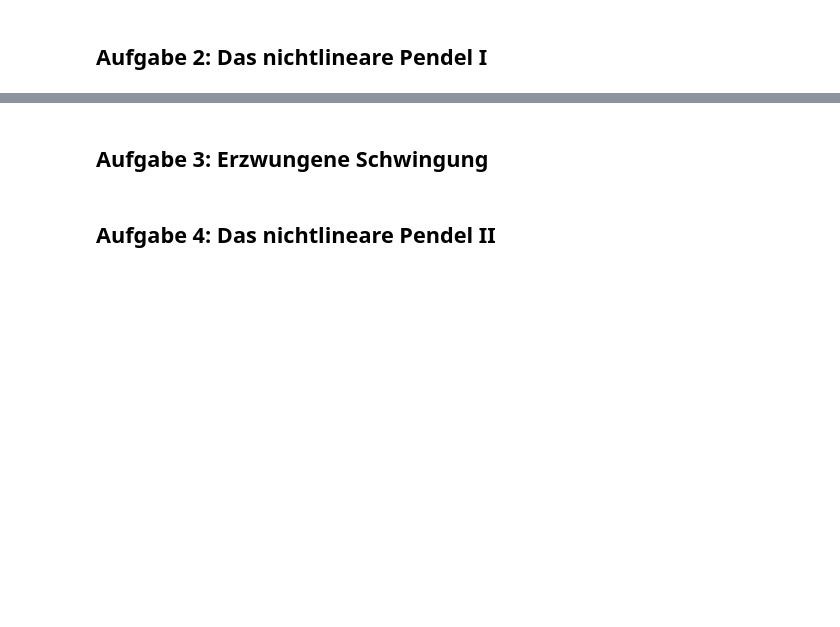
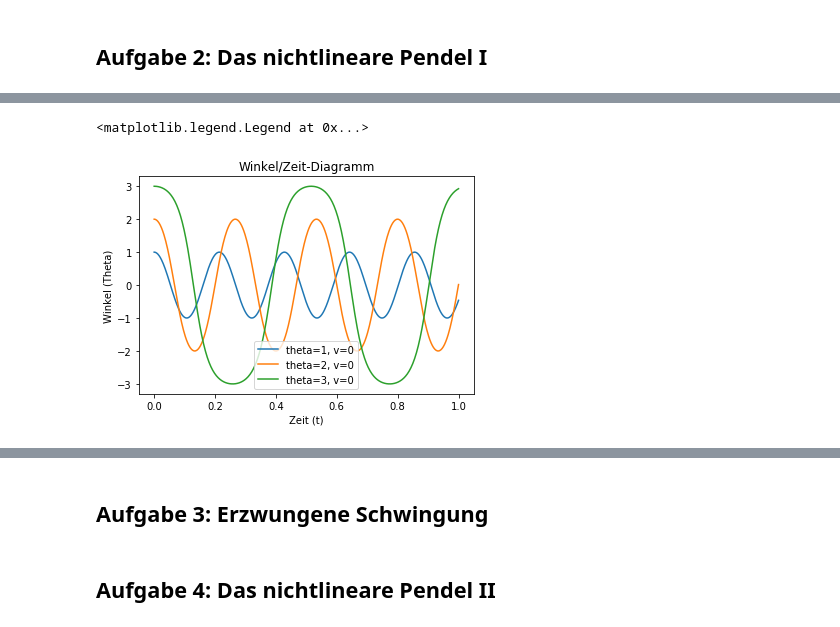
Before and after one commit to darenegade/modellbildung, a Jupyter notebook: Abgabe 3/Abgabe 3.ipynb, the cells around one changed output, grey strips where cells are left out. Drawn from its saved outputs; the diff is of its cells as text; code cells hidden in the pictures; blank space fills up the shorter version.

```diff
--- a/Abgabe 3/Abgabe 3.ipynb
+++ b/Abgabe 3/Abgabe 3.ipynb
@@ -111,0 +137,28 @@ plt.legend()
+# %%
+t = np.linspace(0,1,500)  # 500 Zeitschritte von 0 bis 10s
+g = 9.81
+l = 0.01
+
+def nlswing(x,t):
+    return[ x[1], -g/l*math.sin(x[0]) ]
+# %%
+theta0 = [1, 0]
+theta = odeint(func=nlswing, y0=theta0, t=t)
+plt.plot(t, theta[:,0], label="theta=1, v=0")
+
+theta0 = [2, 0]
+theta = odeint(func=nlswing, y0=theta0, t=t)
+plt.plot(t, theta[:,0], label="theta=2, v=0")
+
+theta0 = [3, 0]
+theta = odeint(func=nlswing, y0=theta0, t=t)
+plt.plot(t, theta[:,0], label="theta=3, v=0")
+
+# Plot Beschriftung
+plt.title('Winkel/Zeit-Diagramm')
+plt.xlabel('Zeit (t)')
+plt.ylabel('Winkel (Theta)')
+plt.legend()
+# %% [output]
+<matplotlib.legend.Legend at 0x...>
+[figure, added]
```
Also changed, not shown: parts of 8 cells of this notebook.
